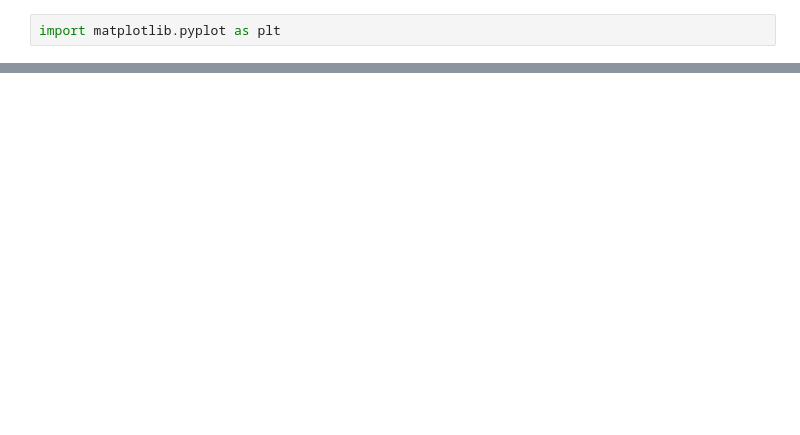
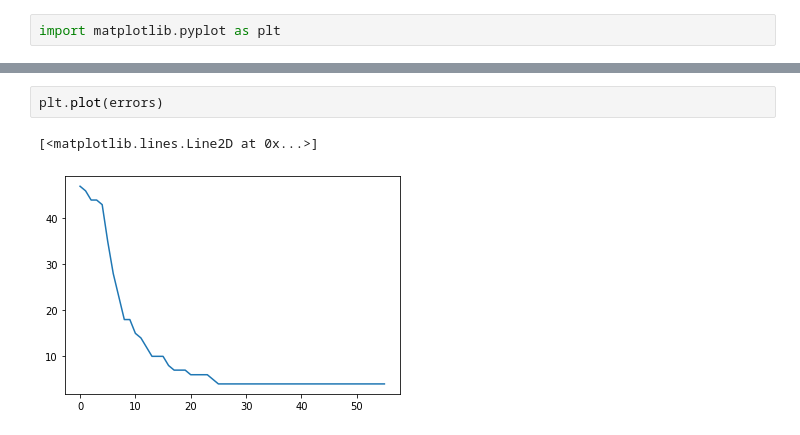
Before and after one commit to davidraamirez/GradientWithoutBackpropagation, a Jupyter notebook: NN_bwd_gradient.ipynb, the cells around one changed output, grey strips where cells are left out. Saved outputs shown, nothing was run; the diff lists cells and outputs as text; blank space fills up the shorter version.

```diff
--- a/NN_bwd_gradient.ipynb
+++ b/NN_bwd_gradient.ipynb
@@ -228,0 +222,5 @@ tensor(0.8929)
+# %%
+plt.plot(errors)
+# %% [output]
+[<matplotlib.lines.Line2D at 0x...>]
+[figure, added]
```
Also changed, not shown: parts of 11 cells of this notebook.
